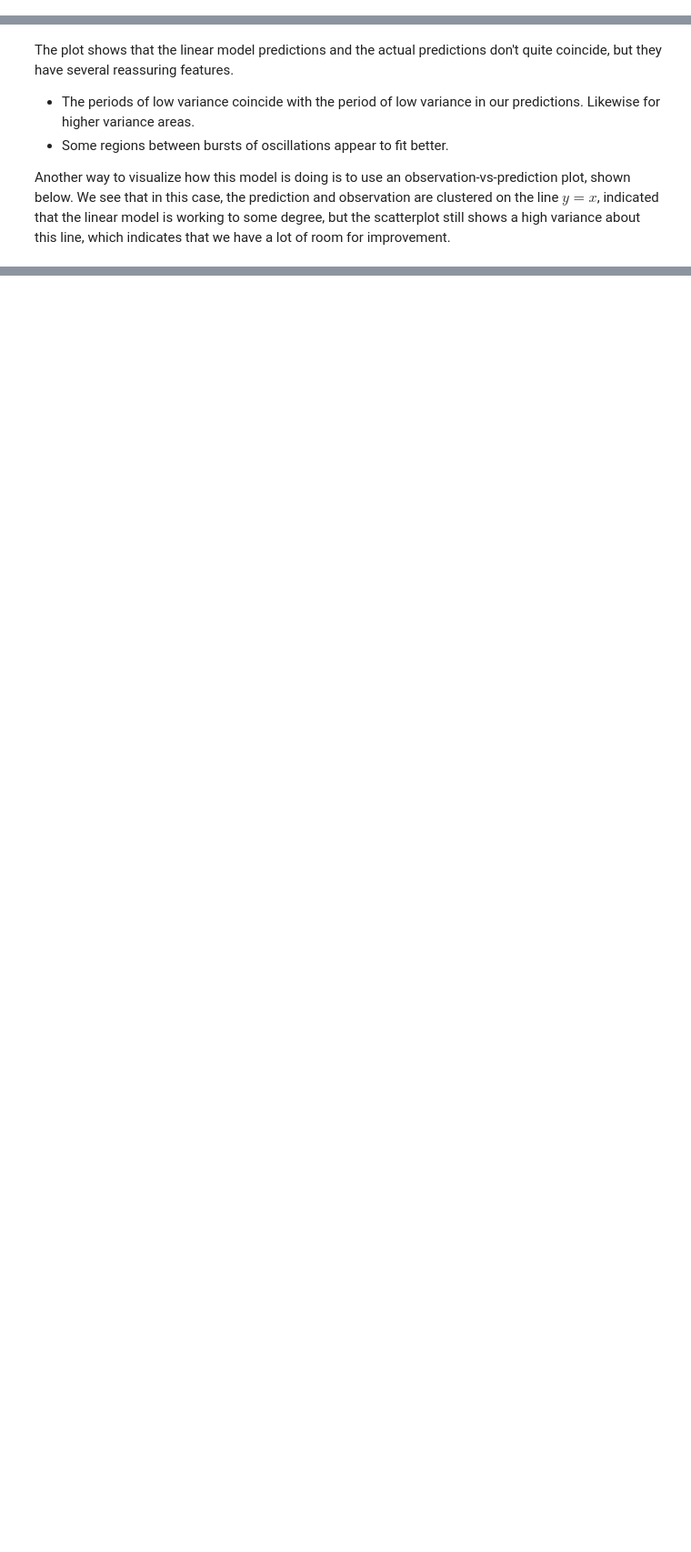
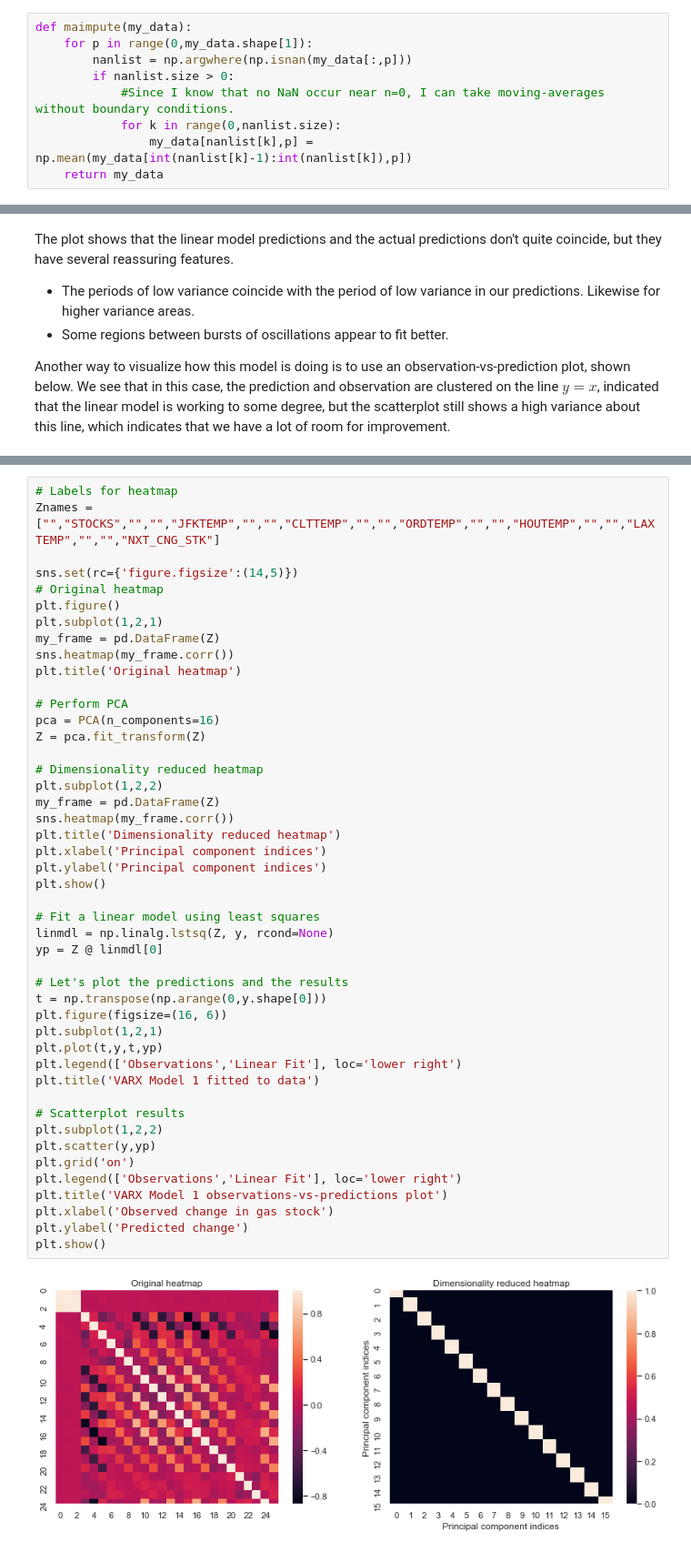
Before and after one commit to KurtButler/AMS520-Project, a Jupyter notebook: Notebooks/Linear Models - Gas.ipynb, the cells around one changed output, grey strips where cells are left out. Shown at 91% size. Saved outputs shown, nothing was run; the diff lists cells and outputs as text; blank space fills up the shorter version.

```diff
--- a/Notebooks/Linear Models - Gas.ipynb
+++ b/Notebooks/Linear Models - Gas.ipynb
@@ -79,3 +82,12 @@ In practice, the embed map allows us to organize data to train AR and ARX models
+# %%
+def maimpute(my_data):
+    for p in range(0,my_data.shape[1]):
+        nanlist = np.argwhere(np.isnan(my_data[:,p]))
+        if nanlist.size > 0:
+            #Since I know that no NaN occur near n=0, I can take moving-averages without boundary conditions.
+            for k in range(0,nanlist.size):
+                my_data[nanlist[k],p] = np.mean(my_data[int(nanlist[k]-1):int(nanlist[k]),p])
+    return my_data
 # %% [markdown]
 ## ARX Model 1
 Here, we fit our first ARX model that uses stocks and airport temperatures to forecast the changes in the level of natural gas stocks. We use deseasonalization and PCA as previously noted, but for this model, we ignore the HDD/CDD features, since these are no available for the entirety of the observation window.
@@ -181,0 +223,48 @@ We need to impute a few missing data points, but we do not bother ourselves with
+# %%
+# Labels for heatmap
+Znames = ["","STOCKS","","","JFKTEMP","","","CLTTEMP","","","ORDTEMP","","","HOUTEMP","","","LAXTEMP","","","NXT_CNG_STK"]
+
+sns.set(rc={'figure.figsize':(14,5)})
+# Original heatmap
+plt.figure()
+plt.subplot(1,2,1)
+my_frame = pd.DataFrame(Z)
+sns.heatmap(my_frame.corr())
+plt.title('Original heatmap')
+
+# Perform PCA
+pca = PCA(n_components=16)
+Z = pca.fit_transform(Z)
+
+# Dimensionality reduced heatmap
+plt.subplot(1,2,2)
+my_frame = pd.DataFrame(Z)
+sns.heatmap(my_frame.corr())
+plt.title('Dimensionality reduced heatmap')
+plt.xlabel('Principal component indices')
+plt.ylabel('Principal component indices')
+plt.show()
+
+# Fit a linear model using least squares
+linmdl = np.linalg.lstsq(Z, y, rcond=None)
+yp = Z @ linmdl[0]
+
+# Let's plot the predictions and the results
+t = np.transpose(np.arange(0,y.shape[0]))
+plt.figure(figsize=(16, 6))
+plt.subplot(1,2,1)
+plt.plot(t,y,t,yp)
+plt.legend(['Observations','Linear Fit'], loc='lower right')
+plt.title('VARX Model 1 fitted to data')
+
+# Scatterplot results
+plt.subplot(1,2,2)
+plt.scatter(y,yp)
+plt.grid('on')
+plt.legend(['Observations','Linear Fit'], loc='lower right')
+plt.title('VARX Model 1 observations-vs-predictions plot')
+plt.xlabel('Observed change in gas stock')
+plt.ylabel('Predicted change')
+plt.show()
+# %% [output]
+[figure, added]
```
Also changed, not shown: parts of 11 cells of this notebook.
